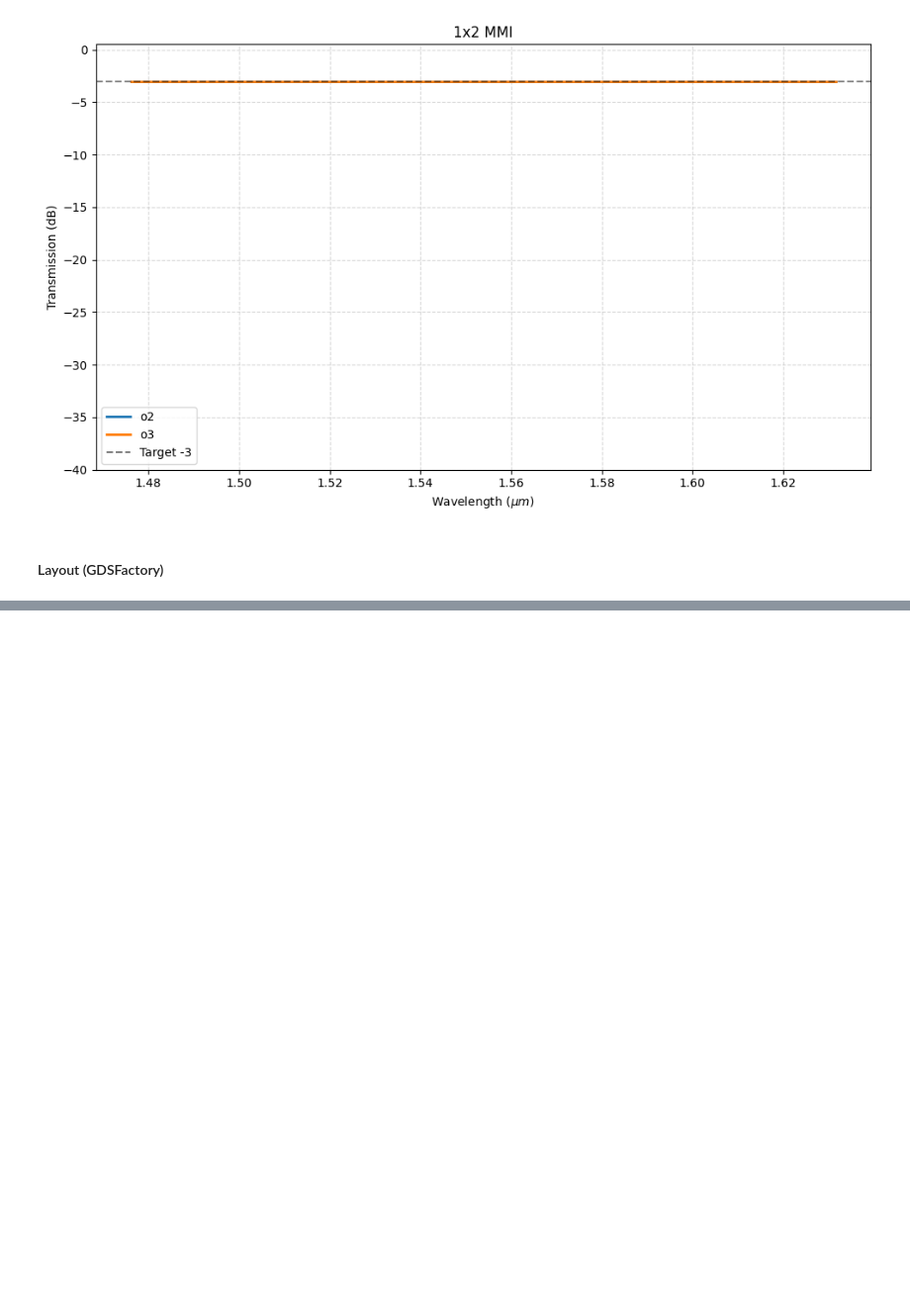
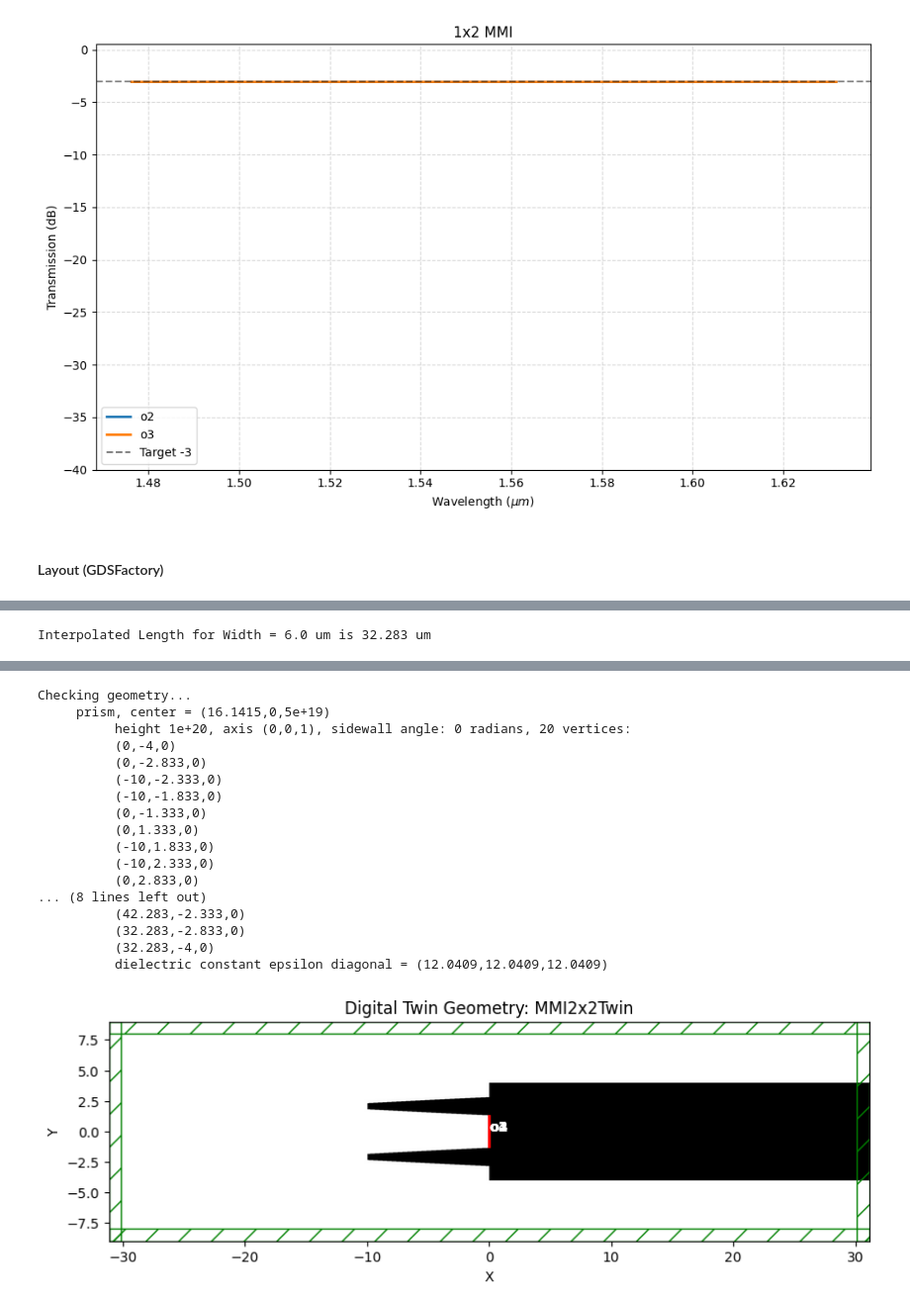
Before and after one commit to pomorigio/playing_with_photonics, a Jupyter notebook: 4_multimode_interferometer.ipynb, the cells around one changed output, grey strips where cells are left out. Shown: that part at 99% size. Saved outputs shown, nothing was run; the diff lists cells and outputs as text; code cells hidden in the pictures; blank space fills up the shorter version.

Commit message:
Refactor code structure for improved readability and maintainability

```diff
--- a/4_multimode_interferometer.ipynb
+++ b/4_multimode_interferometer.ipynb
@@ -171,0 +179,21 @@ print(f"MMI Layout generated: L={designed_length} um")
+# %%
+l3db_list_2x2 = []
+
+print(f"Starting 2x2 MMI Design Sweep...")
+
+for width_mmi in widths:
+    modes_neffs = []
+    try:
+        mmi_modes = process_pdk.solve_modes(width=width_mmi, wavelength=wavelength, num_modes=2)
+        [modes_neffs.append(np.real(mode.n_eff)) for mode in mmi_modes]
+
+        delta_n = modes_neffs[0] - modes_neffs[1]
+        L_pi = wavelength / (2 * delta_n)
+
+        l3db_list_2x2.append(L_pi/2)
+
+        print(f"Width={width_mmi:.2f}um | dn={delta_n:.4f} | L_3dB={3/8 * L_pi:.2f} um")
+
+    except ValueError as e:
+        print(f"Width={width_mmi:.2f}um: {e}")
+        l3db_list_2x2.append(np.nan)
@@ -171,0 +222,11 @@ print(f"MMI Layout generated: L={designed_length} um")
+# %%
+designed_length = interpolate_design_parameter(
+    x_sweep=widths,
+    y_sweep=l3db_list,
+    target_x=target_width,
+    interpolation_type='linear'
+)
+
+print(f"Interpolated Length for Width = {target_width} um is {designed_length:.3f} um")
+# %% [output]
+Interpolated Length for Width = 6.0 um is 32.283 um
@@ -171,0 +235,5 @@ print(f"MMI Layout generated: L={designed_length} um")
+# %%
+print("Checking geometry...")
+mmi_2x2 = MMI2x2Twin(width_mmi=width_mmi, length_mmi=designed_length)
+engine.plot_structure(mmi_2x2)
+# %% [output]
@@ -171,0 +241,18 @@ print(f"MMI Layout generated: L={designed_length} um")
+Checking geometry...
+     prism, center = (16.1415,0,5e+19)
+          height 1e+20, axis (0,0,1), sidewall angle: 0 radians, 20 vertices:
+          (0,-4,0)
+          (0,-2.833,0)
+          (-10,-2.333,0)
+          (-10,-1.833,0)
+          (0,-1.333,0)
+          (0,1.333,0)
+          (-10,1.833,0)
+          (-10,2.333,0)
+          (0,2.833,0)
+... (8 lines left out)
+          (42.283,-2.333,0)
+          (32.283,-2.833,0)
+          (32.283,-4,0)
+          dielectric constant epsilon diagonal = (12.0409,12.0409,12.0409)
+[figure, added]
```
Also changed, not shown: parts of 16 cells of this notebook, 1 other file.
